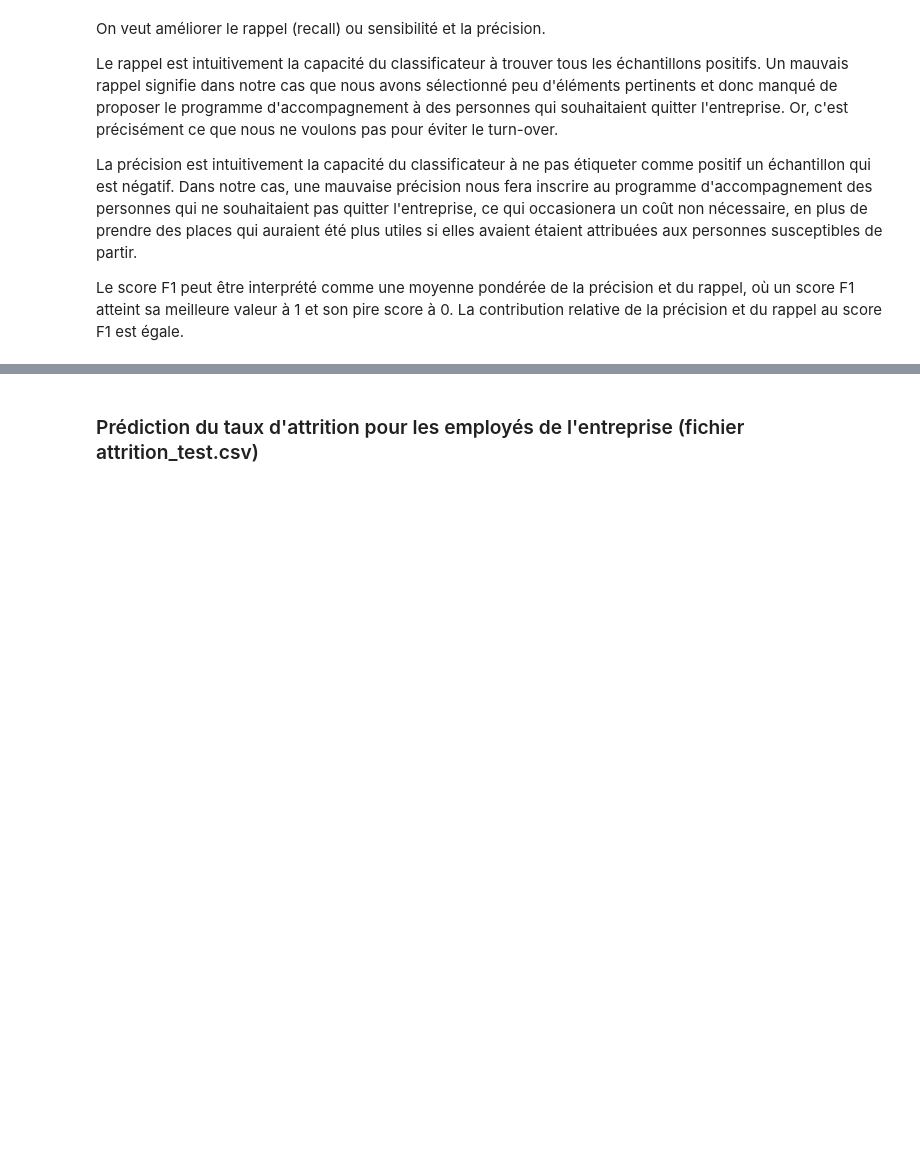
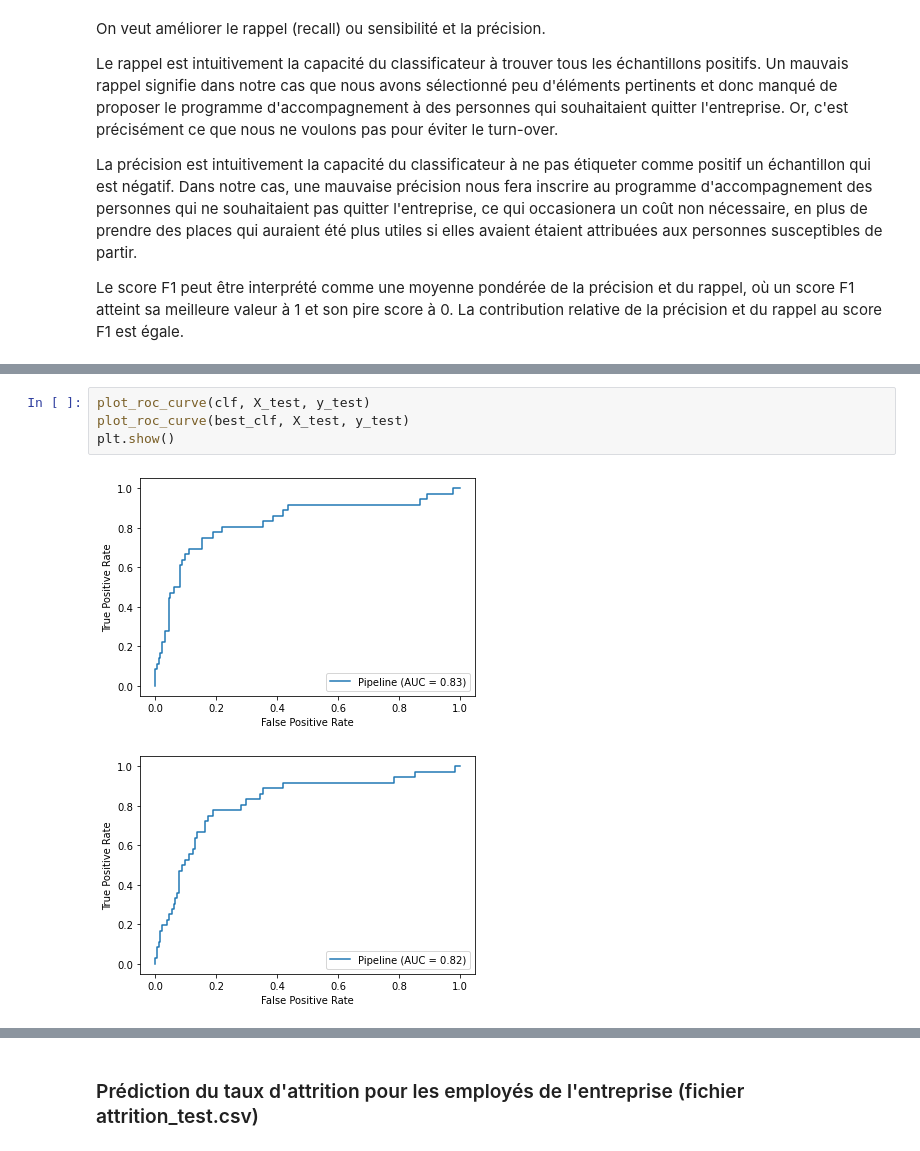
Before and after one commit to ATelders/turn_over, a Jupyter notebook: notebooks/2021-04-14-at-cs-logistic_regression.ipynb, the cells around one changed output, grey strips where cells are left out. Drawn from its saved outputs; the diff is of its cells as text; blank space fills up the shorter version.

```diff
--- a/notebooks/2021-04-14-at-cs-logistic_regression.ipynb
+++ b/notebooks/2021-04-14-at-cs-logistic_regression.ipynb
@@ -296,0 +441,7 @@ Le score F1 peut être interprété comme une moyenne pondérée de la précisio
+# %%
+plot_roc_curve(clf, X_test, y_test)
+plot_roc_curve(best_clf, X_test, y_test)
+plt.show()
+# %% [output]
+[figure, added]
+[figure, added]
```
Also changed, not shown: parts of 33 cells of this notebook.
